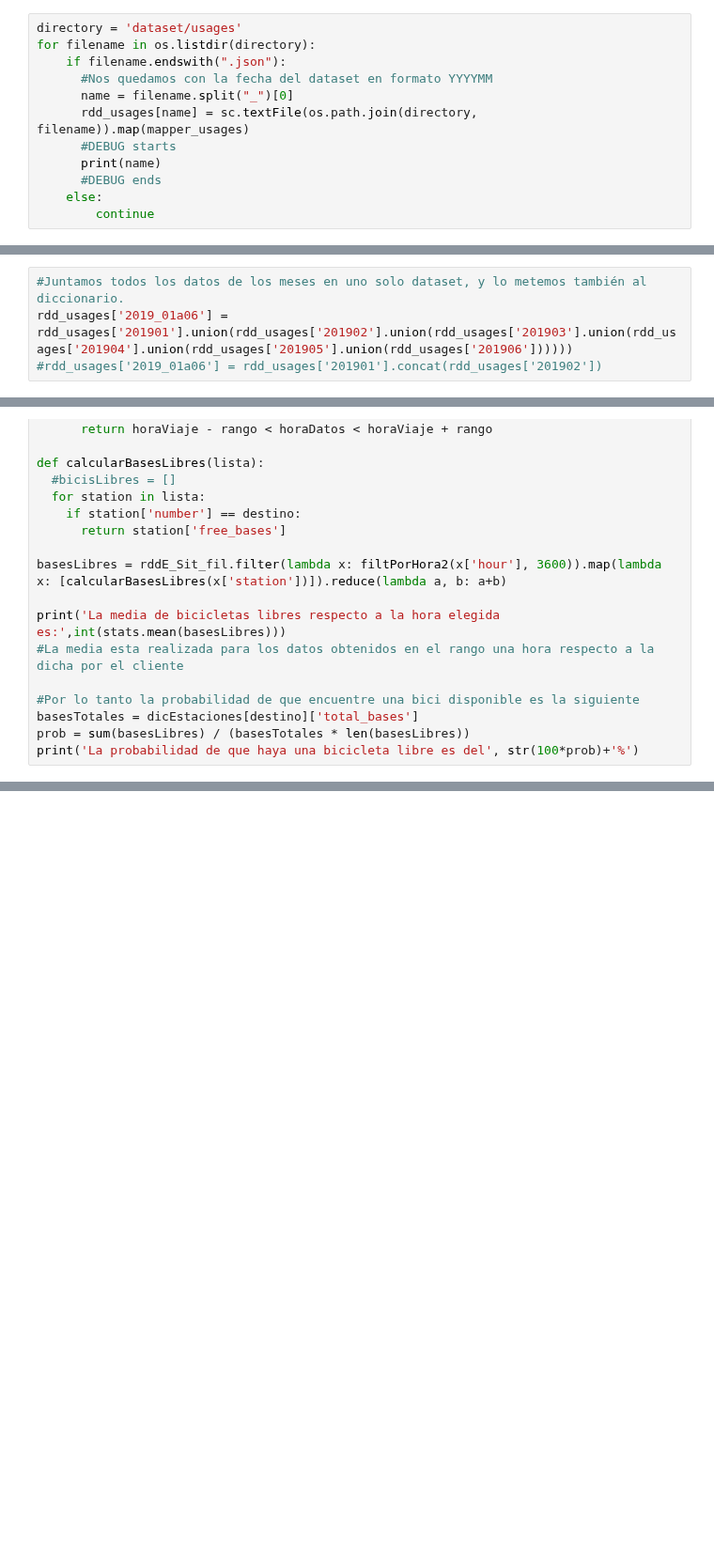
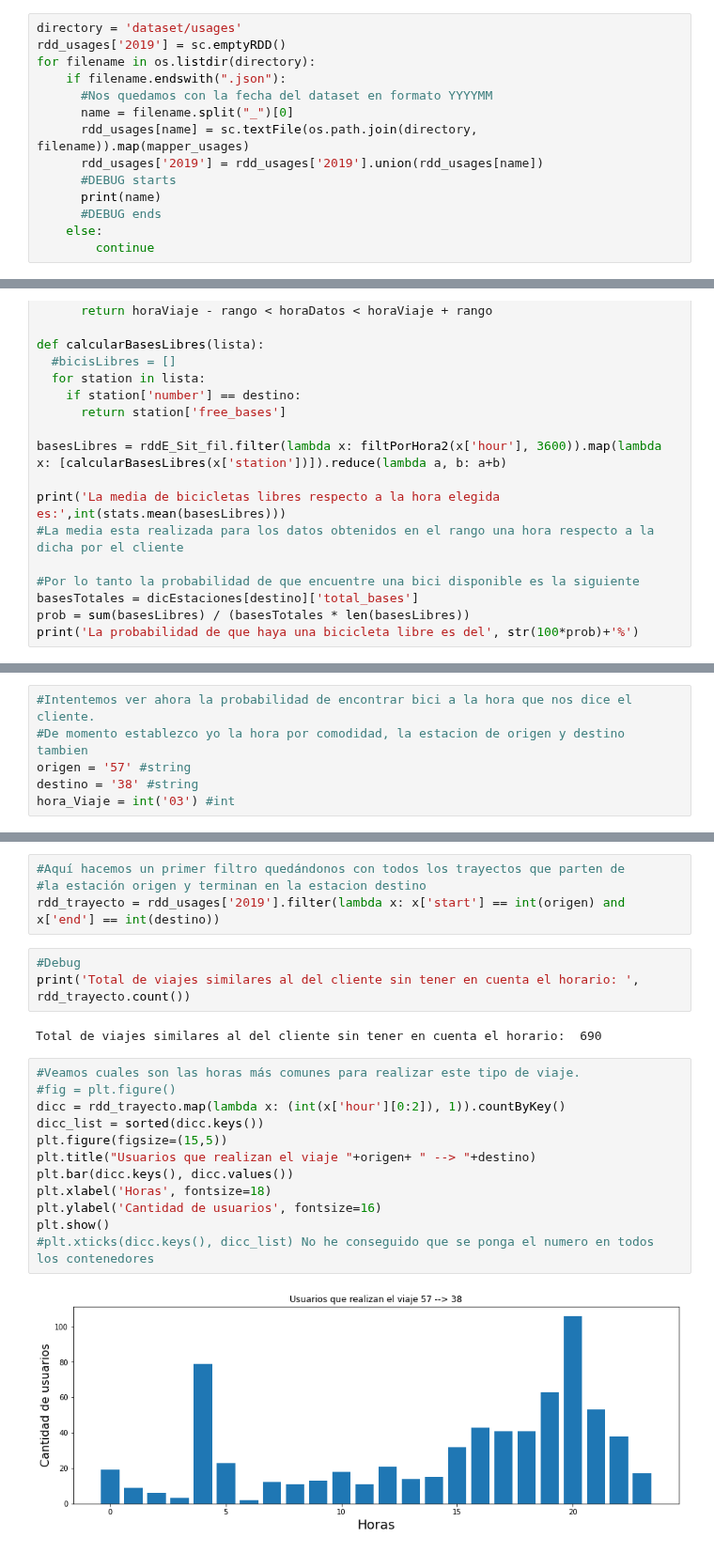
Before and after one commit to ParalelaUCM/biciMAD, a Jupyter notebook: PracticaSpark_BiciMad.ipynb, the cells around one changed output, grey strips where cells are left out. Shown at 94% size. Saved outputs shown, nothing was run; the diff lists cells and outputs as text; blank space fills up the shorter version.

Commit message:
+parte del asesor

```diff
--- a/PracticaSpark_BiciMad.ipynb
+++ b/PracticaSpark_BiciMad.ipynb
@@ -162,11 +136,13 @@ def mapper_usages(line):
           "track": track}
 # %%
 directory = 'dataset/usages'
+rdd_usages['2019'] = sc.emptyRDD()
 for filename in os.listdir(directory):
     if filename.endswith(".json"):
       #Nos quedamos con la fecha del dataset en formato YYYYMM
       name = filename.split("_")[0]
       rdd_usages[name] = sc.textFile(os.path.join(directory, filename)).map(mapper_usages)
+      rdd_usages['2019'] = rdd_usages['2019'].union(rdd_usages[name])
       #DEBUG starts
       print(name)
       #DEBUG ends
@@ -179,8 +155,4 @@ for filename in os.listdir(directory):
 201904
 201902
 201903
-# %%
-#Juntamos todos los datos de los meses en uno solo dataset, y lo metemos también al diccionario.
-rdd_usages['2019_01a06'] = rdd_usages['201901'].union(rdd_usages['201902'].union(rdd_usages['201903'].union(rdd_usages['201904'].union(rdd_usages['201905'].union(rdd_usages['201906'])))))
-#rdd_usages['2019_01a06'] = rdd_usages['201901'].concat(rdd_usages['201902'])
 # %%
@@ -1049,0 +1054,6 @@ print('La probabilidad de que haya una bicicleta libre es del', str(100*prob)+'%
+# %%
+#Intentemos ver ahora la probabilidad de encontrar bici a la hora que nos dice el cliente.
+#De momento establezco yo la hora por comodidad, la estacion de origen y destino tambien
+origen = '57' #string
+destino = '38' #string
+hora_Viaje = int('03') #int
@@ -1049,0 +1077,23 @@ print('La probabilidad de que haya una bicicleta libre es del', str(100*prob)+'%
+# %%
+#Aquí hacemos un primer filtro quedándonos con todos los trayectos que parten de
+#la estación origen y terminan en la estacion destino
+rdd_trayecto = rdd_usages['2019'].filter(lambda x: x['start'] == int(origen) and x['end'] == int(destino))
+# %%
+#Debug
+print('Total de viajes similares al del cliente sin tener en cuenta el horario: ', rdd_trayecto.count())
+# %% [output]
+Total de viajes similares al del cliente sin tener en cuenta el horario:  690
+# %%
+#Veamos cuales son las horas más comunes para realizar este tipo de viaje.
+#fig = plt.figure()
+dicc = rdd_trayecto.map(lambda x: (int(x['hour'][0:2]), 1)).countByKey()
+dicc_list = sorted(dicc.keys())
+plt.figure(figsize=(15,5))
+plt.title("Usuarios que realizan el viaje "+origen+ " --> "+destino)
+plt.bar(dicc.keys(), dicc.values())
+plt.xlabel('Horas', fontsize=18)
+plt.ylabel('Cantidad de usuarios', fontsize=16)
+plt.show()
+#plt.xticks(dicc.keys(), dicc_list) No he conseguido que se ponga el numero en todos los contenedores
+# %% [output]
+[figure, added]
```
Also changed, not shown: parts of 59 cells of this notebook.
